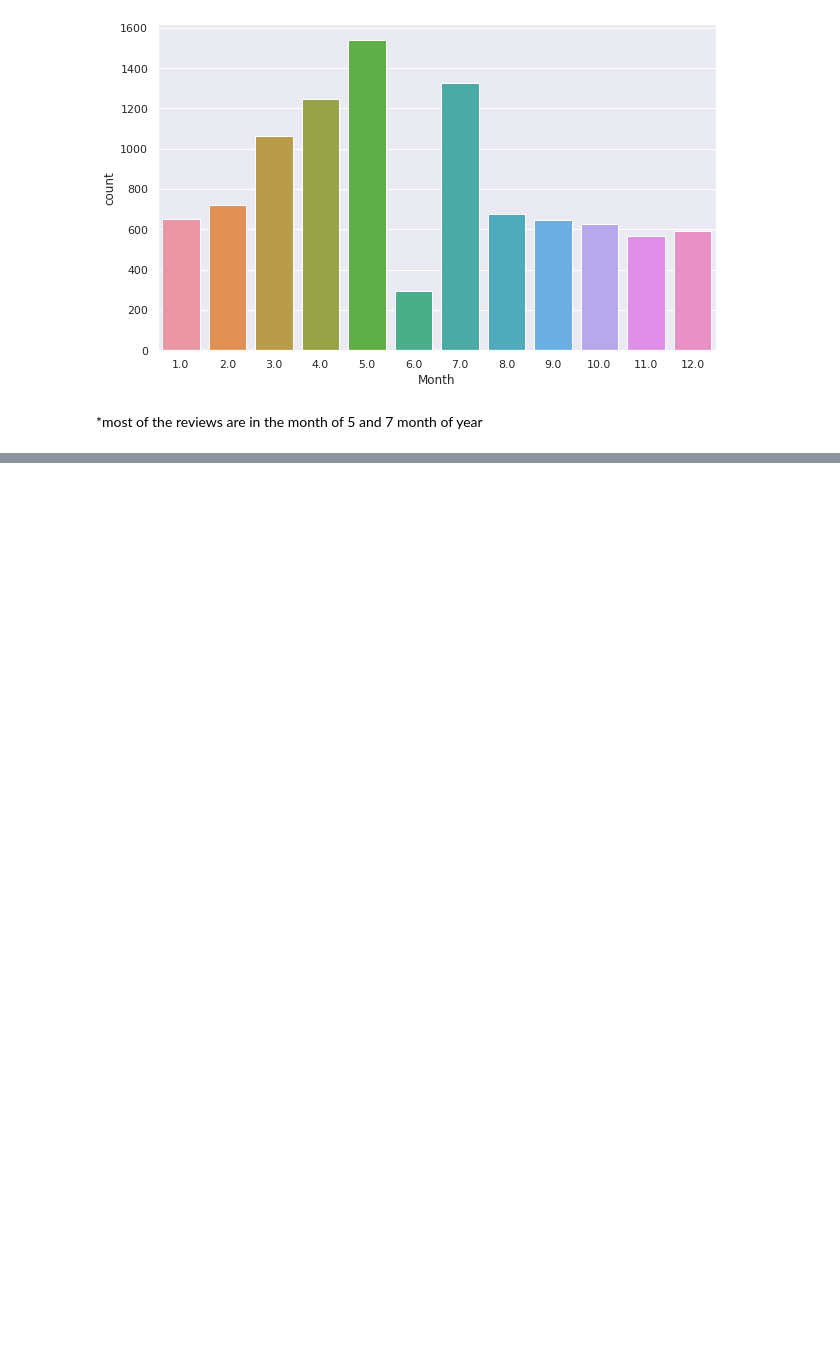
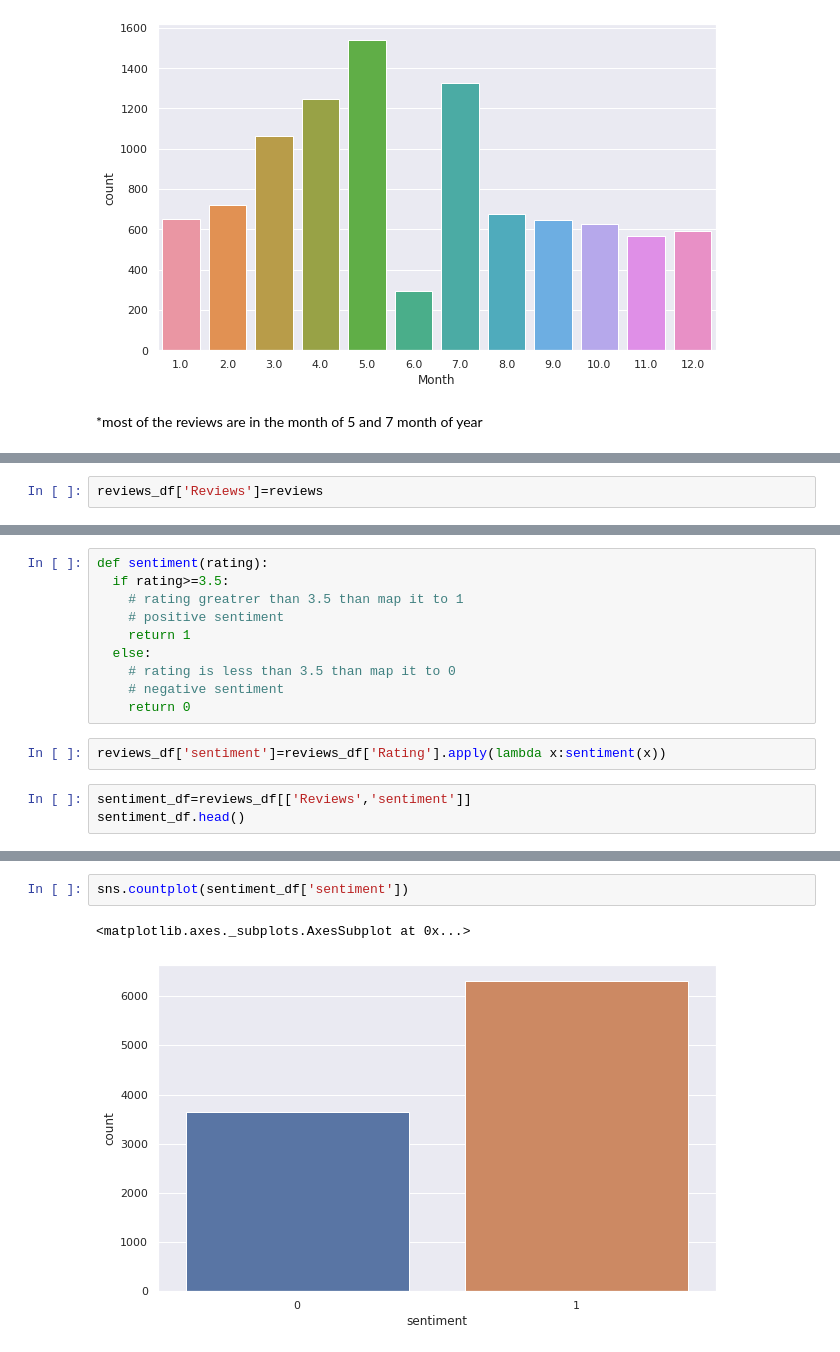
Before and after one commit to Ali-Asgar-Lakdawala/Zomato-Restaurant-Clustering-And-Sentiment-Analysis, a Jupyter notebook: ZOMATO_RESTAURANT_CLUSTERING_AND_SENTIMENT_ANALYSIS.ipynb, the cells around one changed output, grey strips where cells are left out. Drawn from its saved outputs; the diff is of its cells as text; blank space fills up the shorter version.

```diff
--- a/ZOMATO_RESTAURANT_CLUSTERING_AND_SENTIMENT_ANALYSIS.ipynb
+++ b/ZOMATO_RESTAURANT_CLUSTERING_AND_SENTIMENT_ANALYSIS.ipynb
@@ -580,0 +662,2 @@ sns.countplot(reviews_df.Month)
+# %%
+reviews_df['Reviews']=reviews
@@ -580,0 +673,15 @@ sns.countplot(reviews_df.Month)
+# %%
+def sentiment(rating):
+  if rating>=3.5:
+    # rating greatrer than 3.5 than map it to 1
+    # positive sentiment
+    return 1
+  else:
+    # rating is less than 3.5 than map it to 0
+    # negative sentiment
+    return 0
+# %%
+reviews_df['sentiment']=reviews_df['Rating'].apply(lambda x:sentiment(x))
+# %%
+sentiment_df=reviews_df[['Reviews','sentiment']]
+sentiment_df.head()
@@ -580,0 +695,5 @@ sns.countplot(reviews_df.Month)
+# %%
+sns.countplot(sentiment_df['sentiment'])
+# %% [output]
+<matplotlib.axes._subplots.AxesSubplot at 0x...>
+[figure, added]
```
Also changed, not shown: parts of 7 cells of this notebook.
